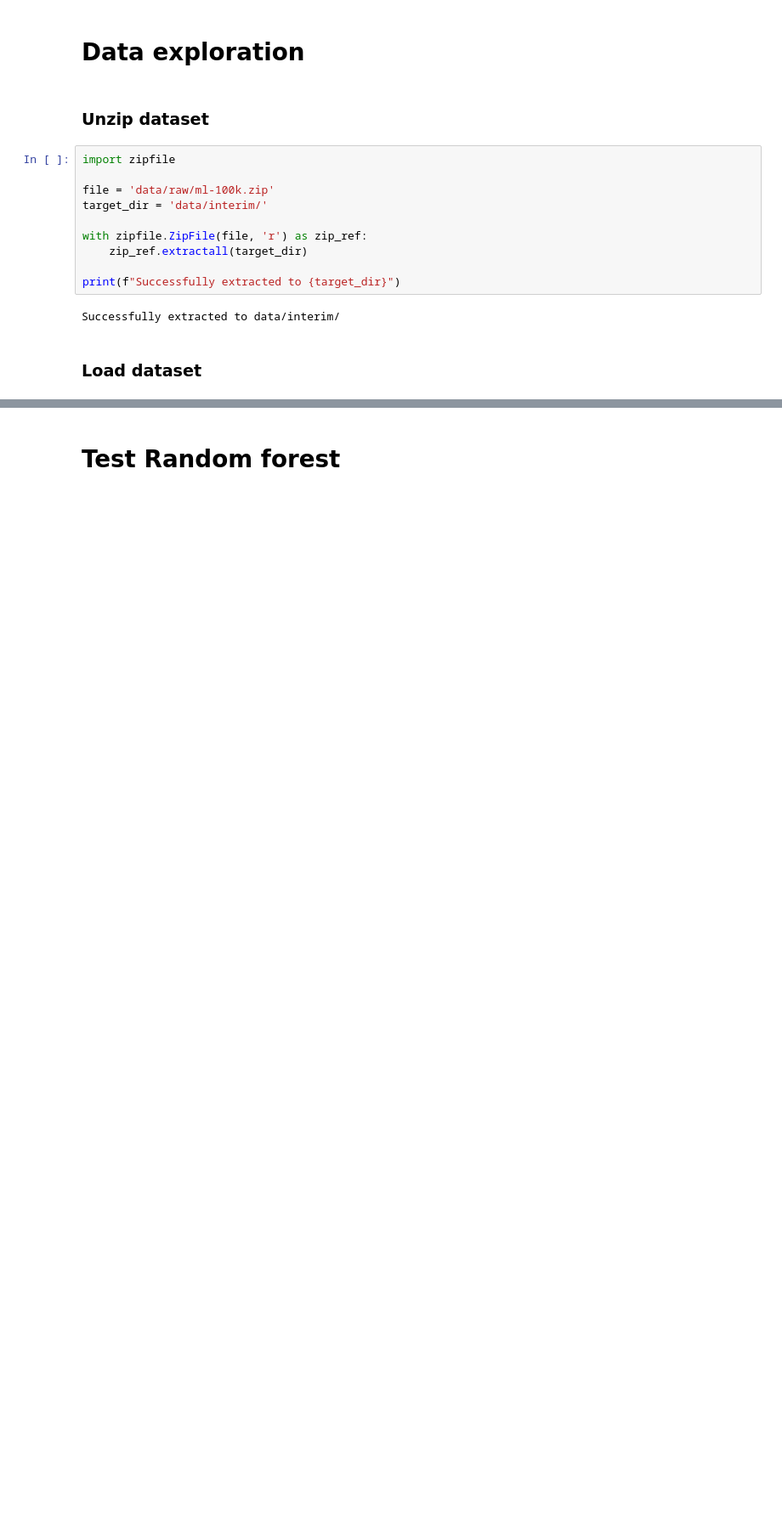
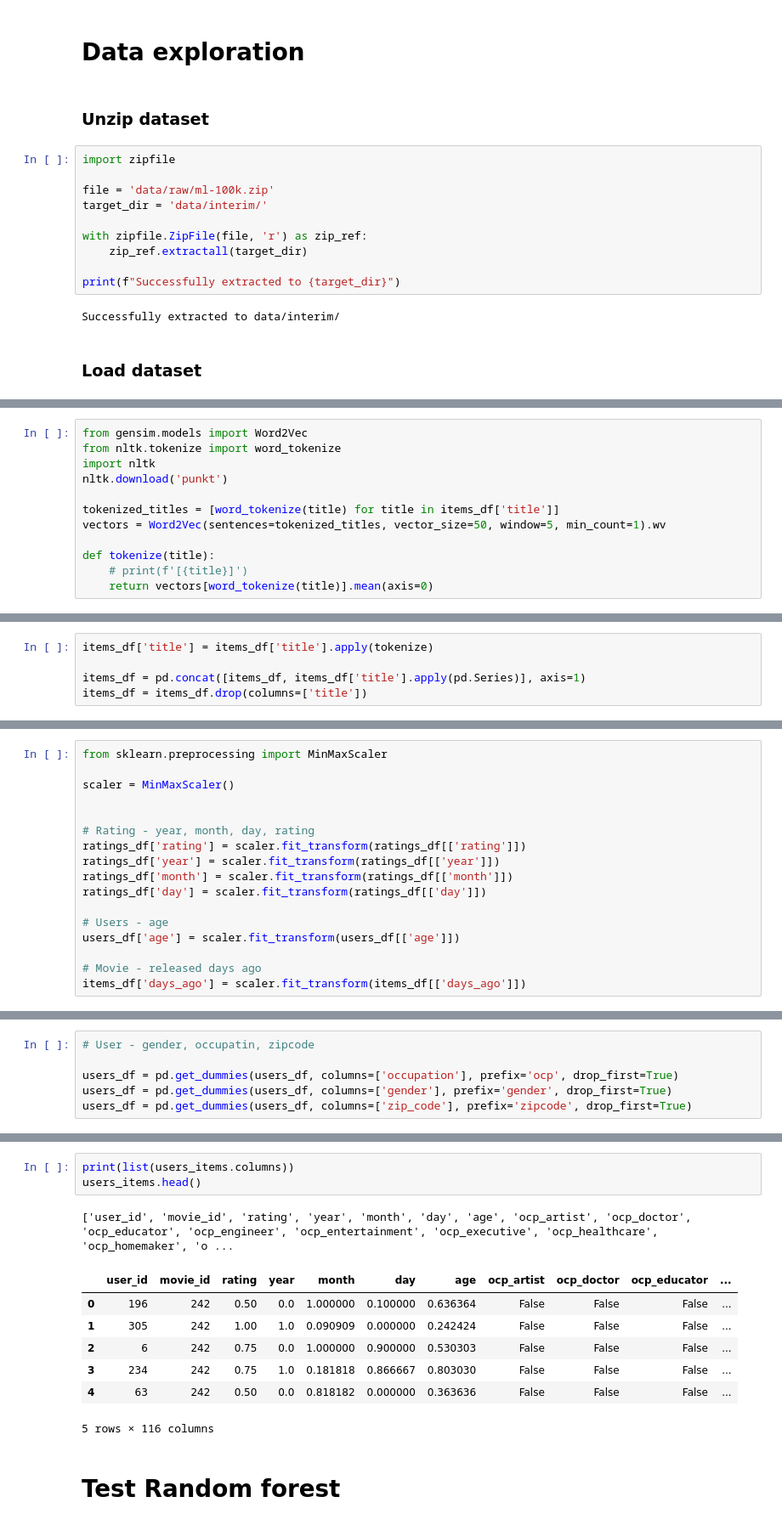
Before and after one commit to system205/PMLDL_Assignment2, a Jupyter notebook: notebooks/1.0-initial-data-exporation.ipynb, the cells around one changed output, grey strips where cells are left out. Shown at 85% size. Cells and saved outputs as stored; diff of their text form; blank space fills up the shorter version.

```diff
--- a/notebooks/1.0-initial-data-exporation.ipynb
+++ b/notebooks/1.0-initial-data-exporation.ipynb
@@ -268,0 +289,12 @@ preprocessed[['year', 'month', 'gender_M', 'date']].head()
+# %%
+from gensim.models import Word2Vec
+from nltk.tokenize import word_tokenize
+import nltk
+nltk.download('punkt')
+
+tokenized_titles = [word_tokenize(title) for title in items_df['title']]
+vectors = Word2Vec(sentences=tokenized_titles, vector_size=50, window=5, min_count=1).wv
+
+def tokenize(title):
+    # print(f'[{title}]')
+    return vectors[word_tokenize(title)].mean(axis=0)
@@ -268,0 +304,5 @@ preprocessed[['year', 'month', 'gender_M', 'date']].head()
+# %%
+items_df['title'] = items_df['title'].apply(tokenize)
+
+items_df = pd.concat([items_df, items_df['title'].apply(pd.Series)], axis=1)
+items_df = items_df.drop(columns=['title'])
@@ -268,0 +311,17 @@ preprocessed[['year', 'month', 'gender_M', 'date']].head()
+# %%
+from sklearn.preprocessing import MinMaxScaler
+
+scaler = MinMaxScaler()
+
+
+# Rating - year, month, day, rating
+ratings_df['rating'] = scaler.fit_transform(ratings_df[['rating']])
+ratings_df['year'] = scaler.fit_transform(ratings_df[['year']])
+ratings_df['month'] = scaler.fit_transform(ratings_df[['month']])
+ratings_df['day'] = scaler.fit_transform(ratings_df[['day']])
+
+# Users - age
+users_df['age'] = scaler.fit_transform(users_df[['age']])
+
+# Movie - released days ago
+items_df['days_ago'] = scaler.fit_transform(items_df[['days_ago']])
@@ -268,0 +330,6 @@ preprocessed[['year', 'month', 'gender_M', 'date']].head()
+# %%
+# User - gender, occupatin, zipcode
+
+users_df = pd.get_dummies(users_df, columns=['occupation'], prefix='ocp', drop_first=True)
+users_df = pd.get_dummies(users_df, columns=['gender'], prefix='gender', drop_first=True)
+users_df = pd.get_dummies(users_df, columns=['zip_code'], prefix='zipcode', drop_first=True)
@@ -269,3 +373,15 @@ preprocessed[['year', 'month', 'gender_M', 'date']].head()
+# %%
+print(list(users_items.columns))
+users_items.head()
+# %% [output]
+['user_id', 'movie_id', 'rating', 'year', 'month', 'day', 'age', 'ocp_artist', 'ocp_doctor', 'ocp_educator', 'ocp_engineer', 'ocp_entertainment', 'ocp_executive', 'ocp_healthcare', 'ocp_homemaker', 'o ...
+|  | user_id | movie_id | rating | year | month | day | age | ocp_artist | ocp_doctor | ocp_educator | ... |
+| 0 | 196 | 242 | 0.50 | 0.0 | 1.000000 | 0.100000 | 0.636364 | False | False | False | ... |
+| 1 | 305 | 242 | 1.00 | 1.0 | 0.090909 | 0.000000 | 0.242424 | False | False | False | ... |
+| 2 | 6 | 242 | 0.75 | 0.0 | 1.000000 | 0.900000 | 0.530303 | False | False | False | ... |
+| 3 | 234 | 242 | 0.75 | 1.0 | 0.181818 | 0.866667 | 0.803030 | False | False | False | ... |
+| 4 | 63 | 242 | 0.50 | 0.0 | 0.818182 | 0.000000 | 0.363636 | False | False | False | ... |
+5 rows × 116 columns
 # %% [markdown]
 # Test Random forest
 # %%
```
Also changed, not shown: parts of 57 cells of this notebook.
